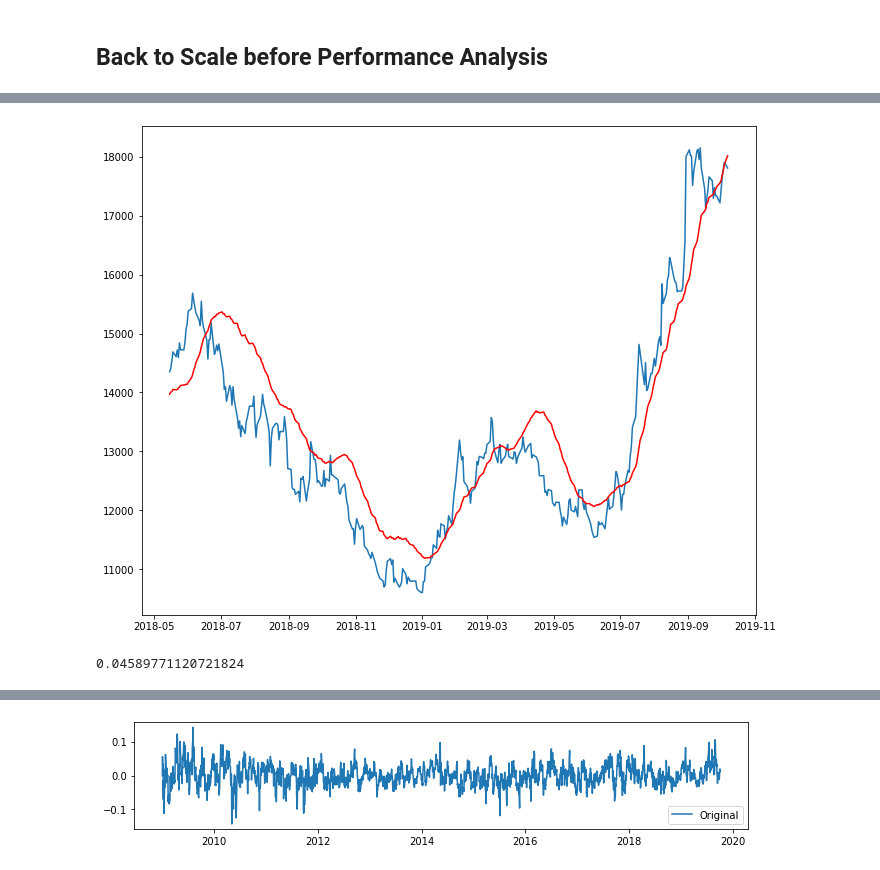
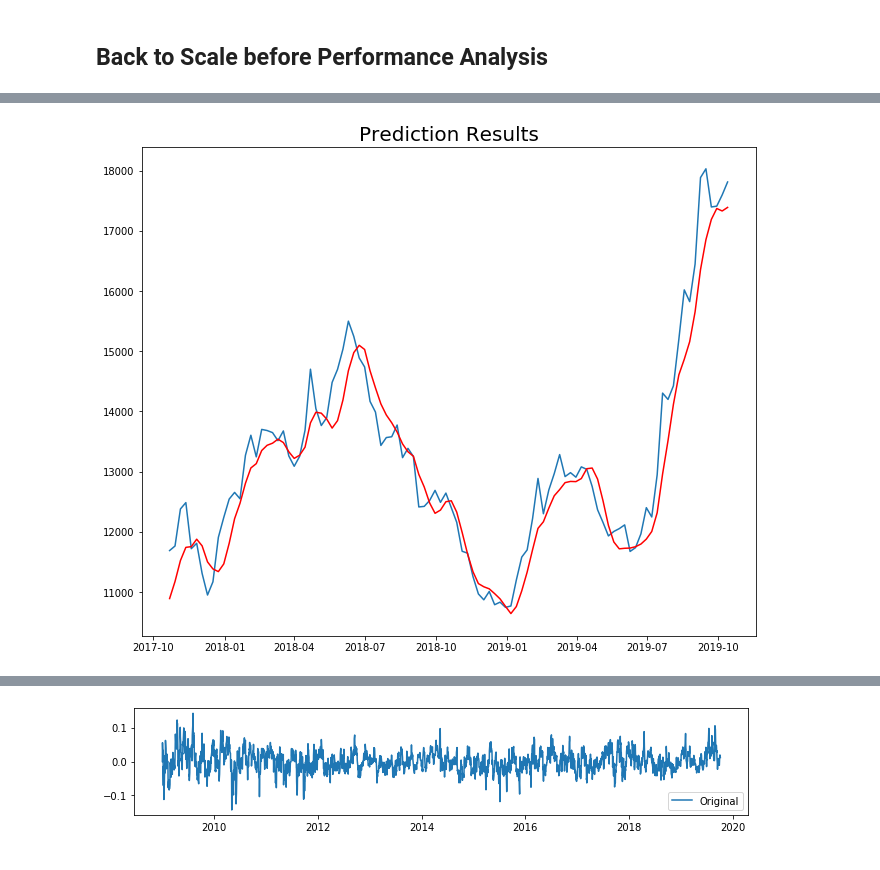
Before and after one commit to chiemiko/metals-research, a Jupyter notebook: forecasting/Yearly Aggregation and Predictions.ipynb, the cells around one changed output, grey strips where cells are left out. Drawn from its saved outputs; the diff is of its cells as text; code cells hidden in the pictures.

```diff
--- a/forecasting/Yearly Aggregation and Predictions.ipynb
+++ b/forecasting/Yearly Aggregation and Predictions.ipynb
@@ -86,7 +86,13 @@ dtype: float64
 # %%
-moving_avg = LME_log.rolling(window=30).mean()
+moving_avg = LME_log.rolling(window=4).mean()
 plt.plot(LME_log)
 plt.plot(moving_avg, color='red')
 #plt.axvline('2018-5-1', color='red', linestyle='--')
 plt.show()
+
+moving_diff = LME_log-moving_avg
+moving_diff = moving_diff.dropna()
+#moving_diff = moving_diff.to_frame()
+print(type(moving_diff))
+test_stationarity(moving_diff)
 # %% [output]
@@ -117,13 +140,16 @@ list_two = list(moving_diff)
 df = pd.DataFrame(list(zip(list_one, list_two)), columns = ['ds', 'y'])
 moving_diff
 
-prediction_size = 365
-train_df = df[:-prediction_size]
+prediction_size = 104
+# gap size for 10
+gap_size = 52
+train_df = df[:-prediction_size-gap_size]
 
 m = Prophet()
 m.fit(train_df)
-future = m.make_future_dataframe(periods = prediction_size)
 
-forecast = m.predict(future)
-forecast.tail()
+# Predict for FOUR EXTRA DATES for moving average calculations only
+test_df = df[-prediction_size-4:]
+forecast = m.predict(test_df)
+m.plot(forecast)
 # %% [output]
@@ -190,0 +219,15 @@ shifted_by_avg = moving_avg['2018-05-15':]
+# %%
+test_start_date = forecast.index[0]
+
+yhat = forecast['yhat']
+
+y = moving_diff[test_start_date:]
+shifted_by_avg = moving_avg[test_start_date:]
+
+scaled_yhat = forecast['yhat'] + moving_avg[test_start_date:]
+scaled_yhat
+
+scaled_y =  moving_diff[test_start_date:] + moving_avg[test_start_date:]
+scaled_y
+
+actual_y = LME_log[test_start_date:]
@@ -213,7 +284,7 @@ results['error'] = results['scaled_y'] - results['scaled_yhat']
 results.head()
 
 results['unlogged_scaled_yhat'] = np.exp(results['scaled_yhat'])
-results['original_y'] = LME['2018-05-15':]
+results['original_y'] = LME[test_start_date:]
 # %%
 results['error'] = results['original_y'] - results['unlogged_scaled_yhat']
 
@@ -233,11 +306,8 @@ results.head()
 # %%
 plt.plot(results['original_y'])
 plt.plot(results['unlogged_scaled_yhat'], color='red')
+plt.title("Prediction Results", fontsize=20)
 #plt.axvline('2018-5-1', color='red', linestyle='--')
 plt.show()
 # %% [output]
-[figure, old version]
+[figure, new version]
-# %%
-mean_absolute_error(results['scaled_y'], results['scaled_yhat'] )
-# %% [output]
-0.04589771120721824
```
Also changed, not shown: parts of 34 cells of this notebook, 15 other files.
